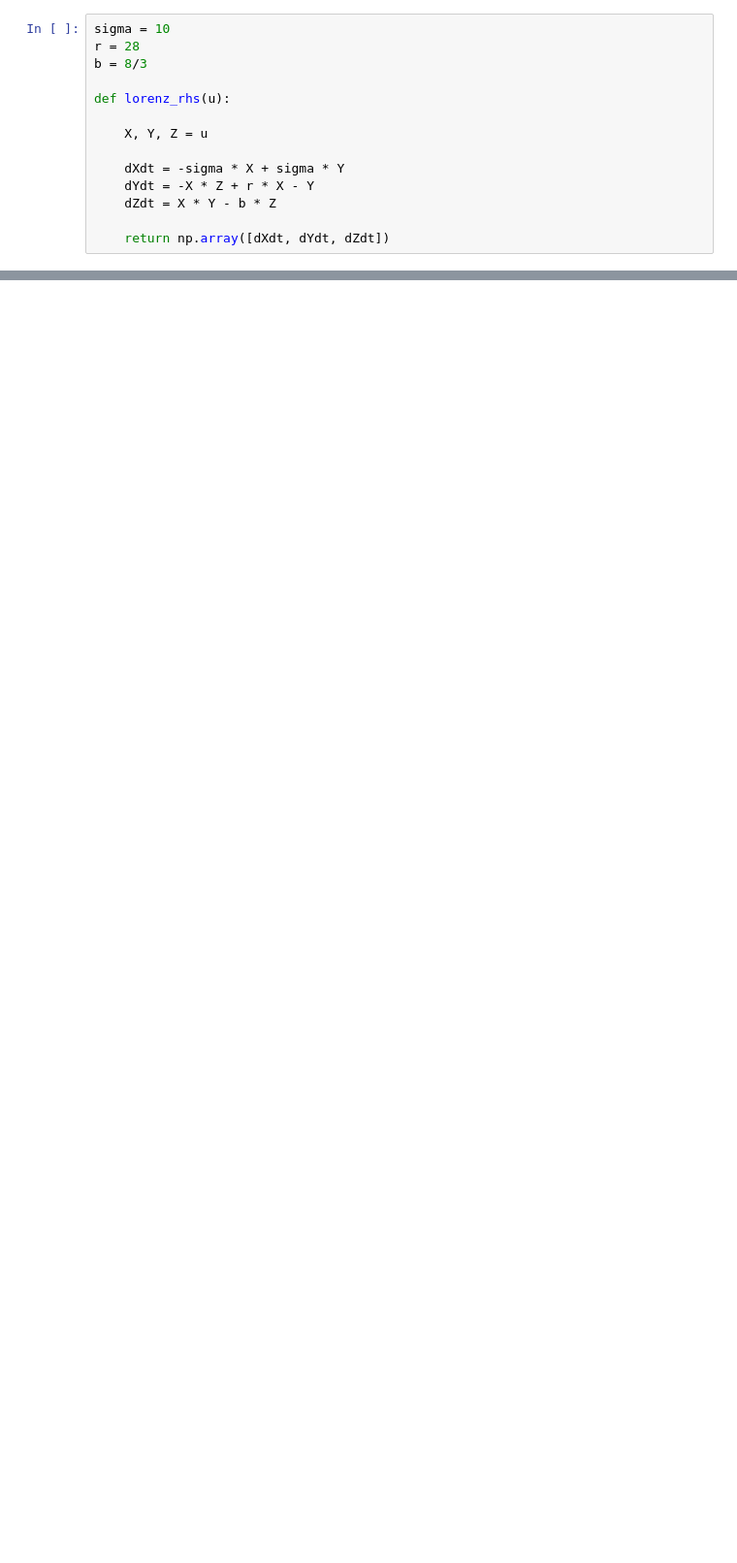
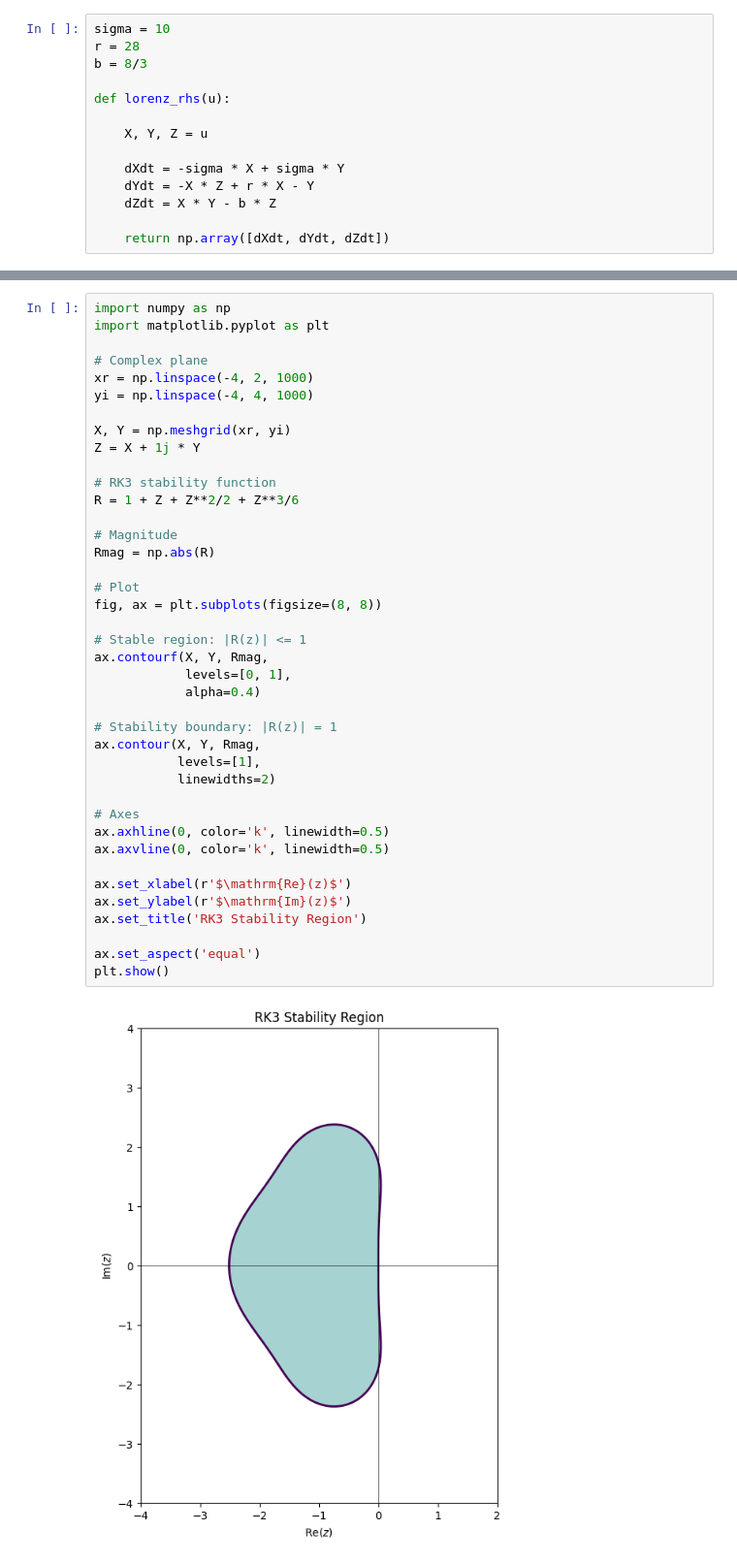
Before and after one commit to ChaPop870/63-530-Numerical-Modelling-and-Simulation-Scripts, a Jupyter notebook: src/2D-Array-Practice.ipynb, the cells around one changed output, grey strips where cells are left out. Shown at 97% size. Drawn from its saved outputs; the diff is of its cells as text; blank space fills up the shorter version.

```diff
--- a/src/2D-Array-Practice.ipynb
+++ b/src/2D-Array-Practice.ipynb
@@ -1343,0 +1473,42 @@ def lorenz_rhs(u):
+# %%
+import numpy as np
+import matplotlib.pyplot as plt
+
+# Complex plane
+xr = np.linspace(-4, 2, 1000)
+yi = np.linspace(-4, 4, 1000)
+
+X, Y = np.meshgrid(xr, yi)
+Z = X + 1j * Y
+
+# RK3 stability function
+R = 1 + Z + Z**2/2 + Z**3/6
+
+# Magnitude
+Rmag = np.abs(R)
+
+# Plot
+fig, ax = plt.subplots(figsize=(8, 8))
+
+# Stable region: |R(z)| <= 1
+ax.contourf(X, Y, Rmag,
+            levels=[0, 1],
+            alpha=0.4)
+
+# Stability boundary: |R(z)| = 1
+ax.contour(X, Y, Rmag,
+           levels=[1],
+           linewidths=2)
+
+# Axes
+ax.axhline(0, color='k', linewidth=0.5)
+ax.axvline(0, color='k', linewidth=0.5)
+
+ax.set_xlabel(r'$\mathrm{Re}(z)$')
+ax.set_ylabel(r'$\mathrm{Im}(z)$')
+ax.set_title('RK3 Stability Region')
+
+ax.set_aspect('equal')
+plt.show()
+# %% [output]
+[figure, added]
```
Also changed, not shown: parts of 5 cells of this notebook, 2 other files.
